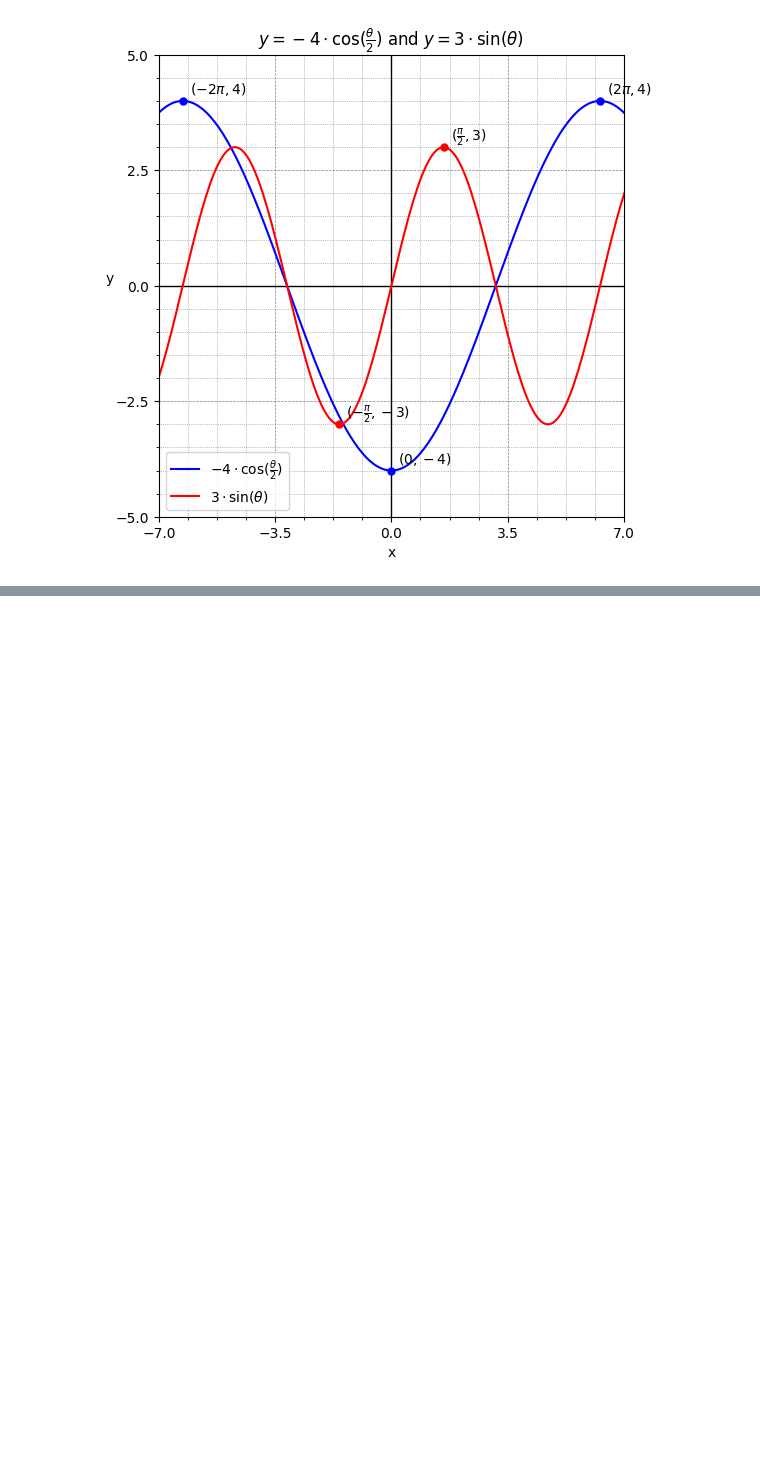
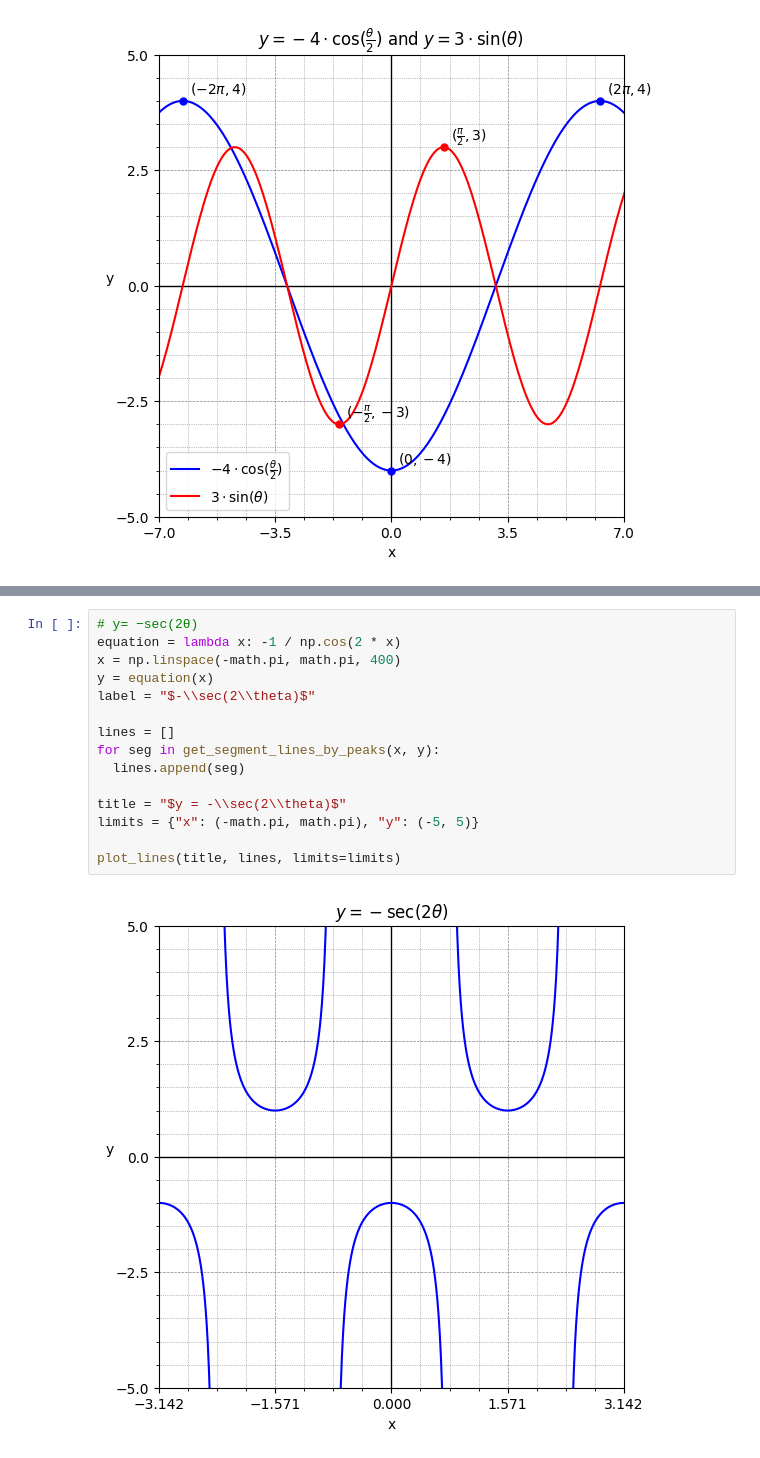
Before and after one commit to seanjiangsh/math-practice, a Jupyter notebook: trigonometry/practice.ipynb, the cells around one changed output, grey strips where cells are left out. Saved outputs shown, nothing was run; the diff lists cells and outputs as text; blank space fills up the shorter version.

```diff
--- a/trigonometry/practice.ipynb
+++ b/trigonometry/practice.ipynb
@@ -187,0 +209,17 @@ plot_lines(title, lines, limits=limits)
+# %%
+# y= −sec(2θ)
+equation = lambda x: -1 / np.cos(2 * x)
+x = np.linspace(-math.pi, math.pi, 400)
+y = equation(x)
+label = "$-\\sec(2\\theta)$"
+
+lines = []
+for seg in get_segment_lines_by_peaks(x, y):
+  lines.append(seg)
+
+title = "$y = -\\sec(2\\theta)$"
+limits = {"x": (-math.pi, math.pi), "y": (-5, 5)}
+
+plot_lines(title, lines, limits=limits)
+# %% [output]
+[figure, added]
```
Also changed, not shown: parts of 6 cells of this notebook.
